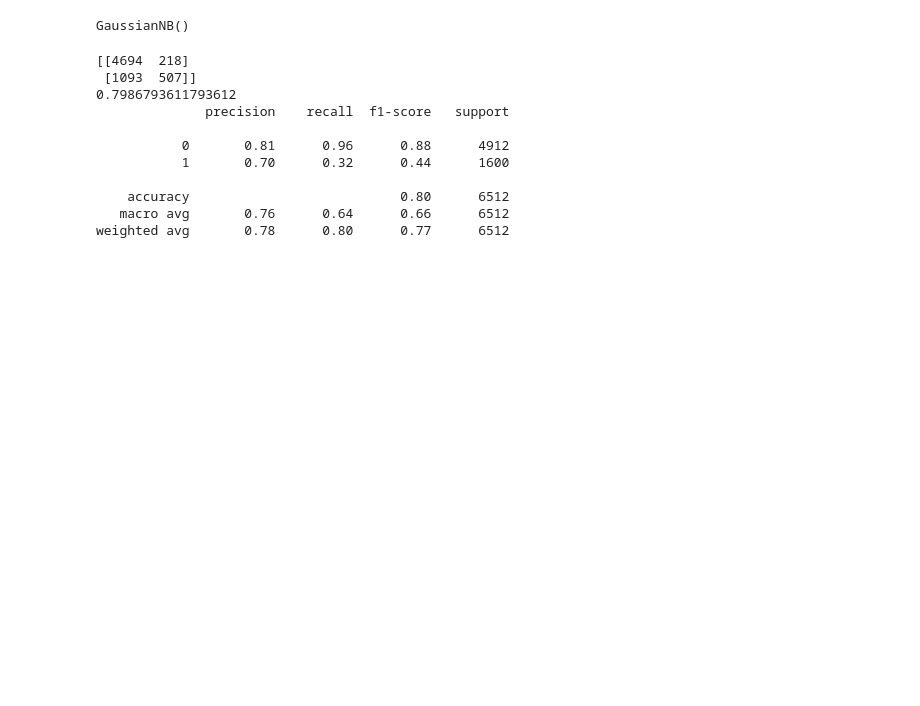
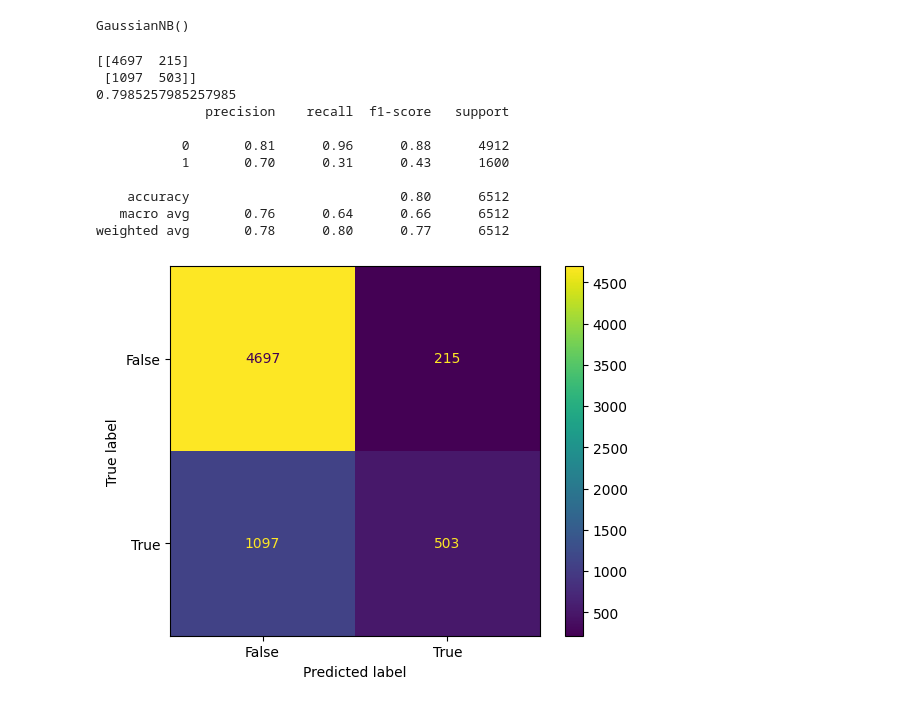
Before and after one commit to antonioIannotta/experiments-fair-by-design-via-apriori, a Jupyter notebook: fair_by_deisgn_test.ipynb, the cells around one changed output. Saved outputs shown, nothing was run; the diff lists cells and outputs as text; code cells hidden in the pictures; blank space fills up the shorter version.

```diff
--- a/fair_by_deisgn_test.ipynb
+++ b/fair_by_deisgn_test.ipynb
@@ -122,5 +124,3 @@ X
-# %%
-y = y.drop(columns=['y_pred'])
 # %%
 X_train, X_test, y_train, y_test = train_test_split(X, y, test_size=0.2, random_state=42)
 # %%
@@ -141,14 +141,20 @@ print(confusion_matrix(y_test, y_pred))
 print(accuracy_score(y_test, y_pred))
 print(classification_report(y_test, y_pred))
 # %% [output]
-[[4694  218]
- [1093  507]]
-0.7986793611793612
+[[4697  215]
+ [1097  503]]
+0.7985257985257985
               precision    recall  f1-score   support
 
            0       0.81      0.96      0.88      4912
-           1       0.70      0.32      0.44      1600
+           1       0.70      0.31      0.43      1600
 
     accuracy                           0.80      6512
    macro avg       0.76      0.64      0.66      6512
 weighted avg       0.78      0.80      0.77      6512
+# %%
+cm_display = ConfusionMatrixDisplay(confusion_matrix(y_test, y_pred), display_labels=[False, True])
+cm_display.plot()
+plt.show()
+# %% [output]
+[figure, added]
```
Also changed, not shown: parts of 3 cells of this notebook, 1 other file.
